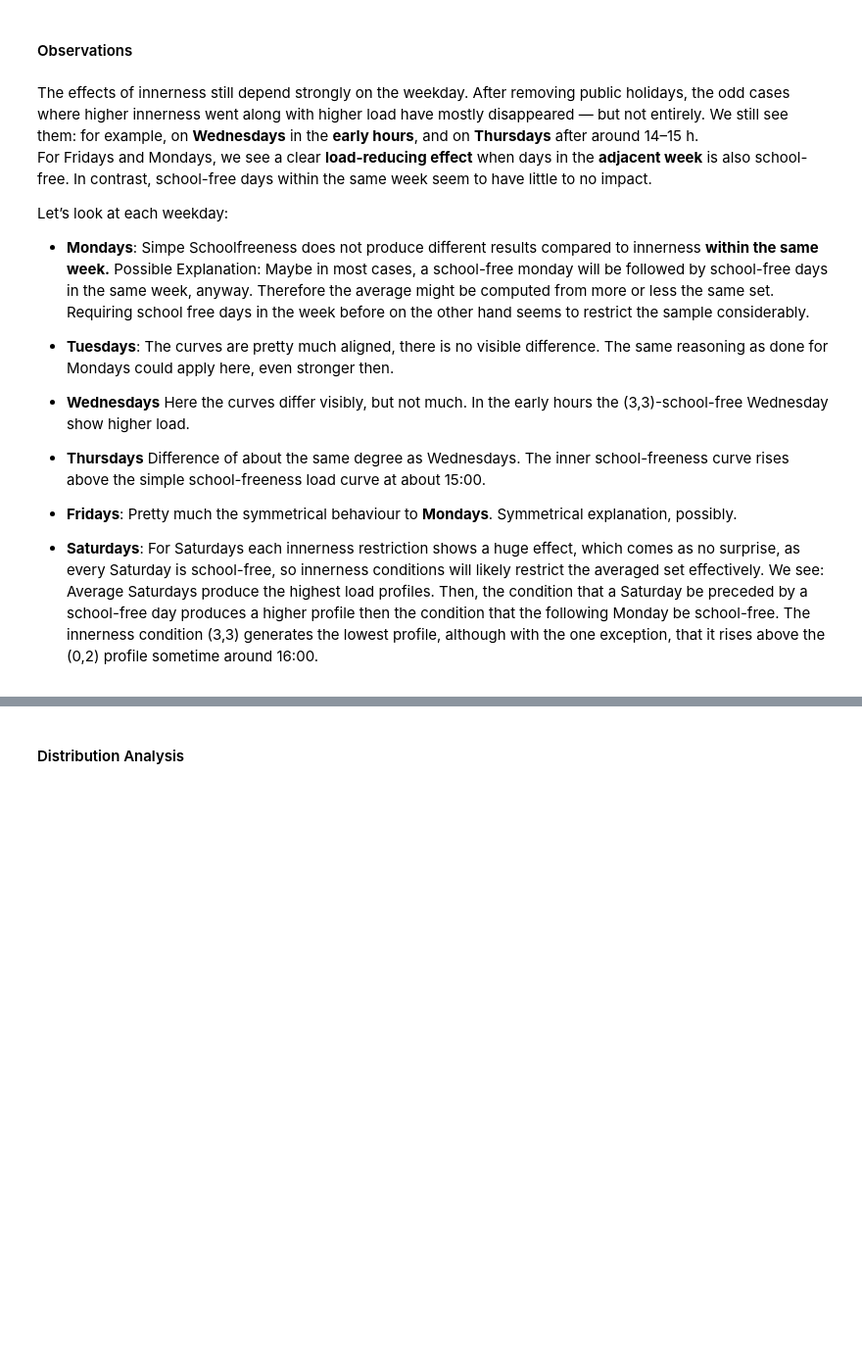
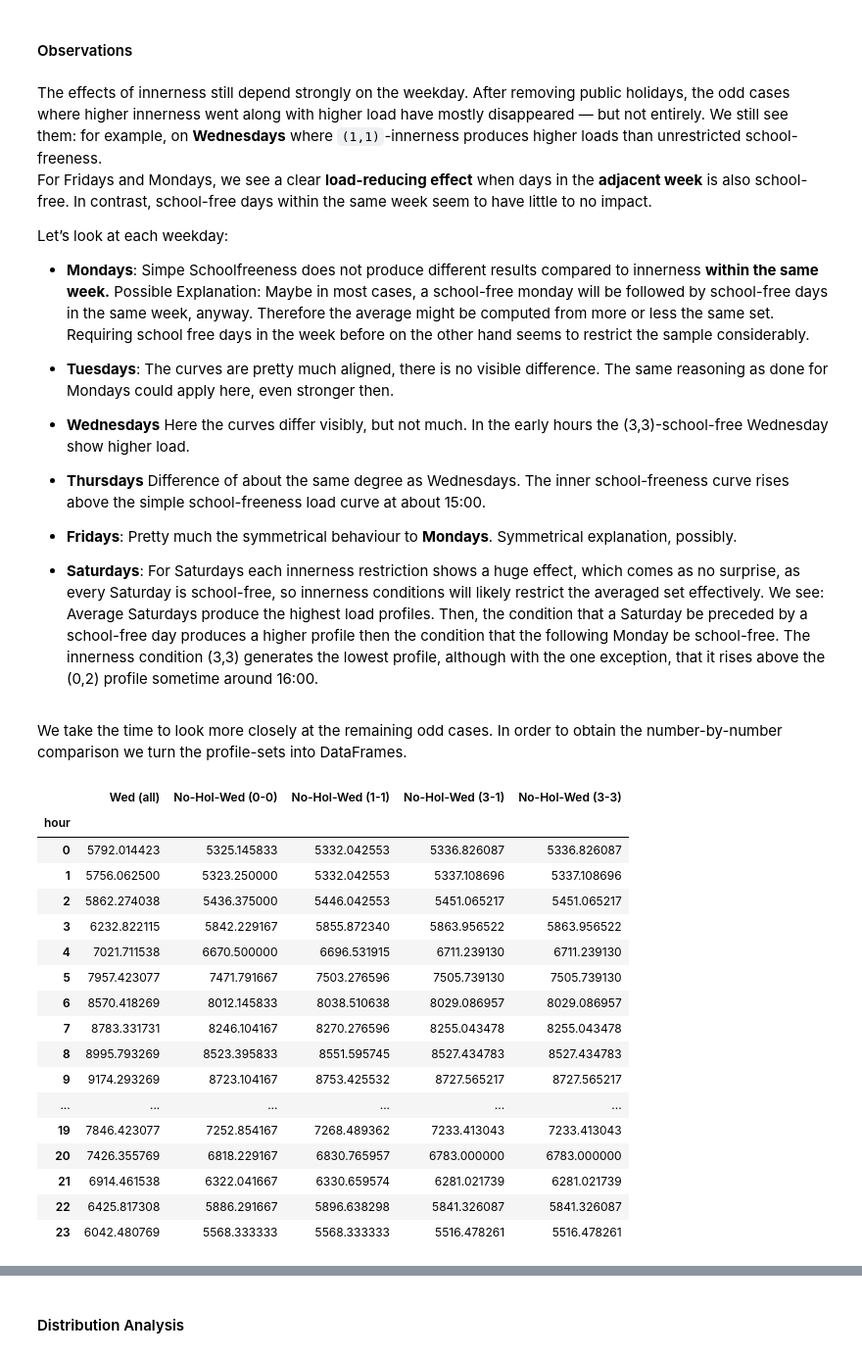
Before and after one commit to F-Skorz/electricity-demand-project, a Jupyter notebook: notebooks/04_EngineerHolidaynessFeature.ipynb, the cells around one changed output, grey strips where cells are left out. Shown at 98% size. Drawn from its saved outputs; the diff is of its cells as text; code cells hidden in the pictures; blank space fills up the shorter version.

```diff
--- a/notebooks/04_EngineerHolidaynessFeature.ipynb
+++ b/notebooks/04_EngineerHolidaynessFeature.ipynb
@@ -858,7 +858,7 @@ plt.show()
 <h4> Observations </h4>
 # %% [markdown]
 The effects of innerness still depend strongly on the weekday.
-After removing public holidays, the odd cases where higher innerness went along with higher load have mostly disappeared — but not entirely. We still see them: for example, on **Wednesdays** in the **early hours**, and on **Thursdays** after around 14–15 h.
+After removing public holidays, the odd cases where higher innerness went along with higher load have mostly disappeared — but not entirely. We still see them: for example, on **Wednesdays** where `(1,1)`-innerness produces higher loads than unrestricted school-freeness.
 For Fridays and Mondays, we see a clear **load-reducing effect** when days in the **adjacent week** is also school-free. In contrast, school-free days within the same week seem to have little to no impact.
 
 Let’s look at each weekday:
@@ -874,3 +874,43 @@ Let’s look at each weekday:
 - **Fridays**: Pretty much the symmetrical behaviour to **Mondays**. Symmetrical explanation, possibly.
 
 - **Saturdays**: For Saturdays each innerness  restriction shows a huge effect, which comes as no surprise, as every Saturday is school-free, so innerness conditions will likely restrict the averaged set effectively.  We see: Average Saturdays produce the highest load profiles. Then, the condition that a Saturday be preceded by a school-free day produces a higher profile then the condition that the following Monday be school-free. The innerness condition (3,3) generates the lowest profile, although with the one exception, that it rises above the (0,2) profile sometime around 16:00.
+# %% [markdown]
+We take the time to look more closely at the remaining odd cases. In order to obtain the number-by-number comparison we turn the profile-sets into DataFrames.
+# %%
+def make_profiles_into_df(profile_set):
+    # Initialize an empty list to hold the transposed profiles
+    profile_rows = []
+    # Loop through the profiles and prepare them for concatenation
+    for label, prof in profile_set:
+        # Set 'hour' as the index and drop the 'n' column (if you don't need it)
+        prof_pivot = prof.set_index("hour").drop(columns=["n"]).T
+        # Rename the index to the label
+        prof_pivot.index = [label]
+        # Add the row to the list
+        profile_rows.append(prof_pivot)
+        # Concatenate all rows into a single DataFrame
+        profiles_df = pd.concat(profile_rows)
+ # Print the resulting DataFrame
+    return(profiles_df)
+# %%
+profiles_wed_df = make_profiles_into_df(profiles_wed)
+profiles_wed_df.T
+# %% [output]
+|  | Wed (all) | No-Hol-Wed (0-0) | No-Hol-Wed (1-1) | No-Hol-Wed (3-1) | No-Hol-Wed (3-3) |
+| hour |  |  |  |  |  |
+| 0 | 5792.014423 | 5325.145833 | 5332.042553 | 5336.826087 | 5336.826087 |
+| 1 | 5756.062500 | 5323.250000 | 5332.042553 | 5337.108696 | 5337.108696 |
+| 2 | 5862.274038 | 5436.375000 | 5446.042553 | 5451.065217 | 5451.065217 |
+| 3 | 6232.822115 | 5842.229167 | 5855.872340 | 5863.956522 | 5863.956522 |
+| 4 | 7021.711538 | 6670.500000 | 6696.531915 | 6711.239130 | 6711.239130 |
+| 5 | 7957.423077 | 7471.791667 | 7503.276596 | 7505.739130 | 7505.739130 |
+| 6 | 8570.418269 | 8012.145833 | 8038.510638 | 8029.086957 | 8029.086957 |
+| 7 | 8783.331731 | 8246.104167 | 8270.276596 | 8255.043478 | 8255.043478 |
+| 8 | 8995.793269 | 8523.395833 | 8551.595745 | 8527.434783 | 8527.434783 |
+| 9 | 9174.293269 | 8723.104167 | 8753.425532 | 8727.565217 | 8727.565217 |
+| ... | ... | ... | ... | ... | ... |
+| 19 | 7846.423077 | 7252.854167 | 7268.489362 | 7233.413043 | 7233.413043 |
+| 20 | 7426.355769 | 6818.229167 | 6830.765957 | 6783.000000 | 6783.000000 |
+| 21 | 6914.461538 | 6322.041667 | 6330.659574 | 6281.021739 | 6281.021739 |
+| 22 | 6425.817308 | 5886.291667 | 5896.638298 | 5841.326087 | 5841.326087 |
+| 23 | 6042.480769 | 5568.333333 | 5568.333333 | 5516.478261 | 5516.478261 |
```
Also changed, not shown: parts of 13 cells of this notebook.
